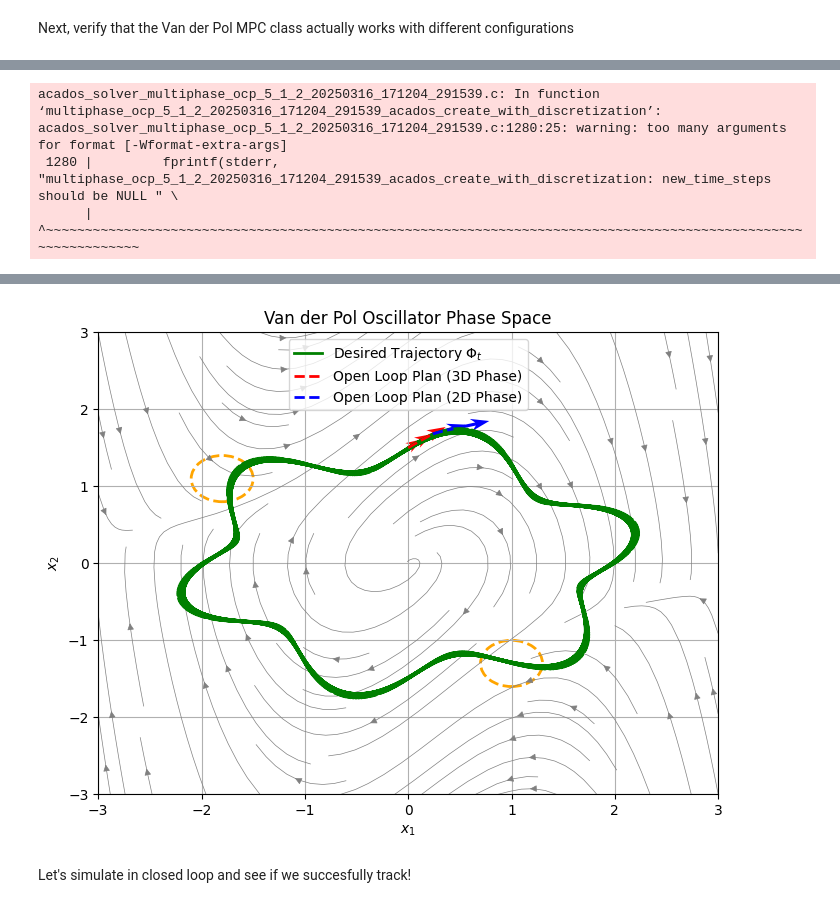
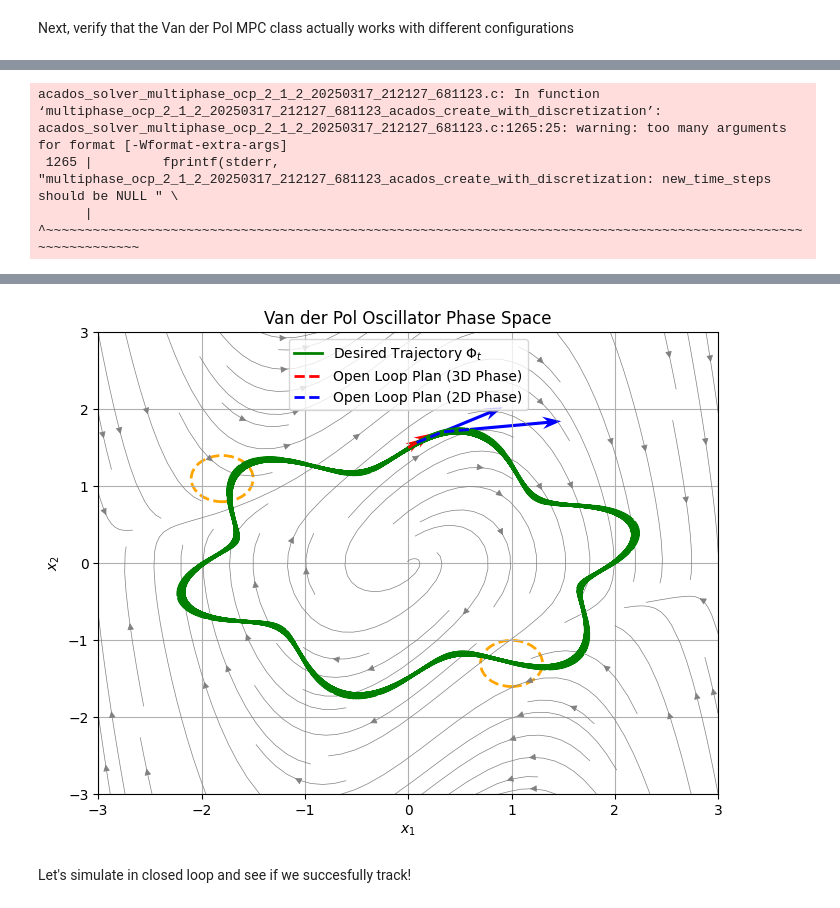
Before and after one commit to l-m-schroth/multi_fidelity_MPC_slow_fast, a Jupyter notebook: Van_der_pol_toy_problem.ipynb, the cells around one changed output, grey strips where cells are left out. Saved outputs shown, nothing was run; the diff lists cells and outputs as text; code cells hidden in the pictures.

```diff
--- a/Van_der_pol_toy_problem.ipynb
+++ b/Van_der_pol_toy_problem.ipynb
@@ -6,7 +6,7 @@ import matplotlib.pyplot as plt
 
 # Define system parameters
 mu = 1.0
-epsilon_1, epsilon_2, epsilon_3, epsilon_4 = 10, 0.3, 5, 0.005
+epsilon_1, epsilon_2, epsilon_3, epsilon_4 = 10, 0.3, 5, 0.0037
 d1, d2, d3 = 0.4, 0.4, 40
 
 # Define periodic control input u
@@ -45,7 +45,7 @@ X0 = [1.0, 0.0, 0.0]
 t_span = (0, 50)  # Time range
 
 # Different step sizes for integration
-step_size = 0.01  # Decreasing step sizes, RUKU fails for 0.03
+step_size = 0.008  # Decreasing step sizes, RUKU fails for 0.03
 
 plt.figure(figsize=(8, 6))
 
@@ -192,9 +192,9 @@ mpc_opts = VanDerPolMPCOptions(
     d3=d3,
 
     # MPC options
-    N=7,
-    step_size_list=[0.01] * 5 + [0.025] * 2,
-    switch_stage=5,
+    N=4,
+    step_size_list=[0.008] * 2 + [0.06] * 2,
+    switch_stage=2,
 
     # Define two ellipses to avoid
     ellipse_centers=np.array([
@@ -234,37 +234,37 @@ The option nlp_solver_step_length is deprecated and has new name: globalization_
 The option alpha_min is deprecated and has new name: globalization_alpha_min
 The option alpha_min is deprecated and has new name: globalization_alpha_min
 The option alpha_reduction is deprecated and has new name: globalization_alpha_reduction
 The option alpha_reduction is deprecated and has new name: globalization_alpha_reduction
 The option eps_sufficient_descent is deprecated and has new name: globalization_line_search_use_sufficient_descent
 The option eps_sufficient_descent is deprecated and has new name: globalization_line_search_use_sufficient_descent
 ... (89 lines left out)
 cc -fPIC -std=c99   -O2 -I/home/lukas/ETH_Zuerich/ASL_Stanford_Masterthesis/Workspace/acados/include -I/home/lukas/ETH_Zuerich/ASL_Stanford_Masterthesis/Workspace/acados/include/acados -I/home/lukas/E ...
 cc -fPIC -std=c99   -O2 -I/home/lukas/ETH_Zuerich/ASL_Stanford_Masterthesis/Workspace/acados/include -I/home/lukas/ETH_Zuerich/ASL_Stanford_Masterthesis/Workspace/acados/include/acados -I/home/lukas/E ...
 cc -fPIC -std=c99   -O2 -I/home/lukas/ETH_Zuerich/ASL_Stanford_Masterthesis/Workspace/acados/include -I/home/lukas/ETH_Zuerich/ASL_Stanford_Masterthesis/Workspace/acados/include/acados -I/home/lukas/E ...
 cc -fPIC -std=c99   -O2 -I/home/lukas/ETH_Zuerich/ASL_Stanford_Masterthesis/Workspace/acados/include -I/home/lukas/ETH_Zuerich/ASL_Stanford_Masterthesis/Workspace/acados/include/acados -I/home/lukas/E ...
-acados_solver_multiphase_ocp_5_1_2_20250316_171204_291539.c: In function ‘multiphase_ocp_5_1_2_20250316_171204_291539_acados_create_with_discretization’:
-acados_solver_multiphase_ocp_5_1_2_20250316_171204_291539.c:1280:25: warning: too many arguments for format [-Wformat-extra-args]
- 1280 |         fprintf(stderr, "multiphase_ocp_5_1_2_20250316_171204_291539_acados_create_with_discretization: new_time_steps should be NULL " \
+acados_solver_multiphase_ocp_2_1_2_20250317_212127_681123.c: In function ‘multiphase_ocp_2_1_2_20250317_212127_681123_acados_create_with_discretization’:
+acados_solver_multiphase_ocp_2_1_2_20250317_212127_681123.c:1265:25: warning: too many arguments for format [-Wformat-extra-args]
+ 1265 |         fprintf(stderr, "multiphase_ocp_2_1_2_20250317_212127_681123_acados_create_with_discretization: new_time_steps should be NULL " \
       |                         ^~~~~~~~~~~~~~~~~~~~~~~~~~~~~~~~~~~~~~~~~~~~~~~~~~~~~~~~~~~~~~~~~~~~~~~~~~~~~~~~~~~~~~~~~~~~~~~~~~~~~~~~~~~~~~~
 cc -fPIC -std=c99   -O2 -I/home/lukas/ETH_Zuerich/ASL_Stanford_Masterthesis/Workspace/acados/include -I/home/lukas/ETH_Zuerich/ASL_Stanford_Masterthesis/Workspace/acados/include/acados -I/home/lukas/E ...
 cc -fPIC -std=c99   -O2 -I/home/lukas/ETH_Zuerich/ASL_Stanford_Masterthesis/Workspace/acados/include -I/home/lukas/ETH_Zuerich/ASL_Stanford_Masterthesis/Workspace/acados/include/acados -I/home/lukas/E ...
 cc -fPIC -std=c99   -O2 -I/home/lukas/ETH_Zuerich/ASL_Stanford_Masterthesis/Workspace/acados/include -I/home/lukas/ETH_Zuerich/ASL_Stanford_Masterthesis/Workspace/acados/include/acados -I/home/lukas/E ...
 cc -fPIC -std=c99   -O2 -I/home/lukas/ETH_Zuerich/ASL_Stanford_Masterthesis/Workspace/acados/include -I/home/lukas/ETH_Zuerich/ASL_Stanford_Masterthesis/Workspace/acados/include/acados -I/home/lukas/E ...
 cc -fPIC -std=c99   -O2 -I/home/lukas/ETH_Zuerich/ASL_Stanford_Masterthesis/Workspace/acados/include -I/home/lukas/ETH_Zuerich/ASL_Stanford_Masterthesis/Workspace/acados/include/acados -I/home/lukas/E ...
 cc -fPIC -std=c99   -O2 -I/home/lukas/ETH_Zuerich/ASL_Stanford_Masterthesis/Workspace/acados/include -I/home/lukas/ETH_Zuerich/ASL_Stanford_Masterthesis/Workspace/acados/include/acados -I/home/lukas/E ...
 cc -fPIC -std=c99   -O2 -I/home/lukas/ETH_Zuerich/ASL_Stanford_Masterthesis/Workspace/acados/include -I/home/lukas/ETH_Zuerich/ASL_Stanford_Masterthesis/Workspace/acados/include/acados -I/home/lukas/E ...
 cc -fPIC -std=c99   -O2 -I/home/lukas/ETH_Zuerich/ASL_Stanford_Masterthesis/Workspace/acados/include -I/home/lukas/ETH_Zuerich/ASL_Stanford_Masterthesis/Workspace/acados/include/acados -I/home/lukas/E ...
 cc -shared vdp_3d_cost/vdp_3d_cost_y_fun.o vdp_3d_cost/vdp_3d_cost_y_fun_jac_ut_xt.o vdp_3d_constraints/vdp_3d_constr_h_fun_jac_uxt_zt.o vdp_3d_constraints/vdp_3d_constr_h_fun.o transition_model_cost/ ...
 -L -l
 acados was compiled without OpenMP.
 cc -fPIC -std=c99   -O2 -I/home/lukas/ETH_Zuerich/ASL_Stanford_Masterthesis/Workspace/acados/include -I/home/lukas/ETH_Zuerich/ASL_Stanford_Masterthesis/Workspace/acados/include/acados -I/home/lukas/E ...
 cc -fPIC -std=c99   -O2 -I/home/lukas/ETH_Zuerich/ASL_Stanford_Masterthesis/Workspace/acados/include -I/home/lukas/ETH_Zuerich/ASL_Stanford_Masterthesis/Workspace/acados/include/acados -I/home/lukas/E ...
 cc -fPIC -std=c99   -O2 -I/home/lukas/ETH_Zuerich/ASL_Stanford_Masterthesis/Workspace/acados/include -I/home/lukas/ETH_Zuerich/ASL_Stanford_Masterthesis/Workspace/acados/include/acados -I/home/lukas/E ...
 cc -fPIC -std=c99   -O2 -I/home/lukas/ETH_Zuerich/ASL_Stanford_Masterthesis/Workspace/acados/include -I/home/lukas/ETH_Zuerich/ASL_Stanford_Masterthesis/Workspace/acados/include/acados -I/home/lukas/E ...
 cc -shared acados_sim_solver_vdp_3d.o vdp_3d_model/vdp_3d_expl_ode_fun.o vdp_3d_model/vdp_3d_expl_vde_forw.o vdp_3d_model/vdp_3d_expl_vde_adj.o -o libacados_sim_solver_vdp_3d.so -L/home/lukas/ETH_Zuer ...
 acados was compiled without OpenMP.
 Generated mpc succesfully
-[figure, old version]
+[figure, new version]
 # %% [markdown]
 Let's simulate in closed loop and see if we succesfully track!
 # %%
```
Also changed, not shown: parts of 3 cells of this notebook, 10 other files.
